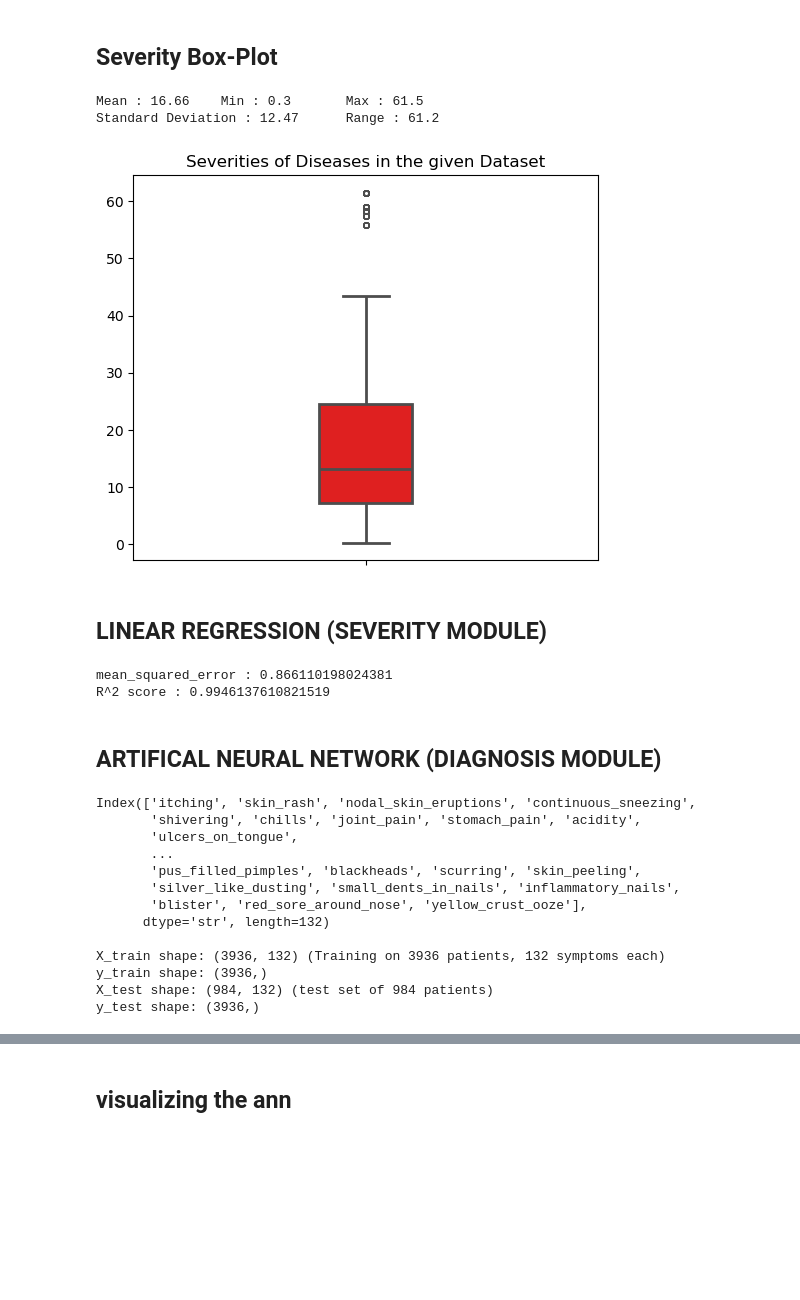
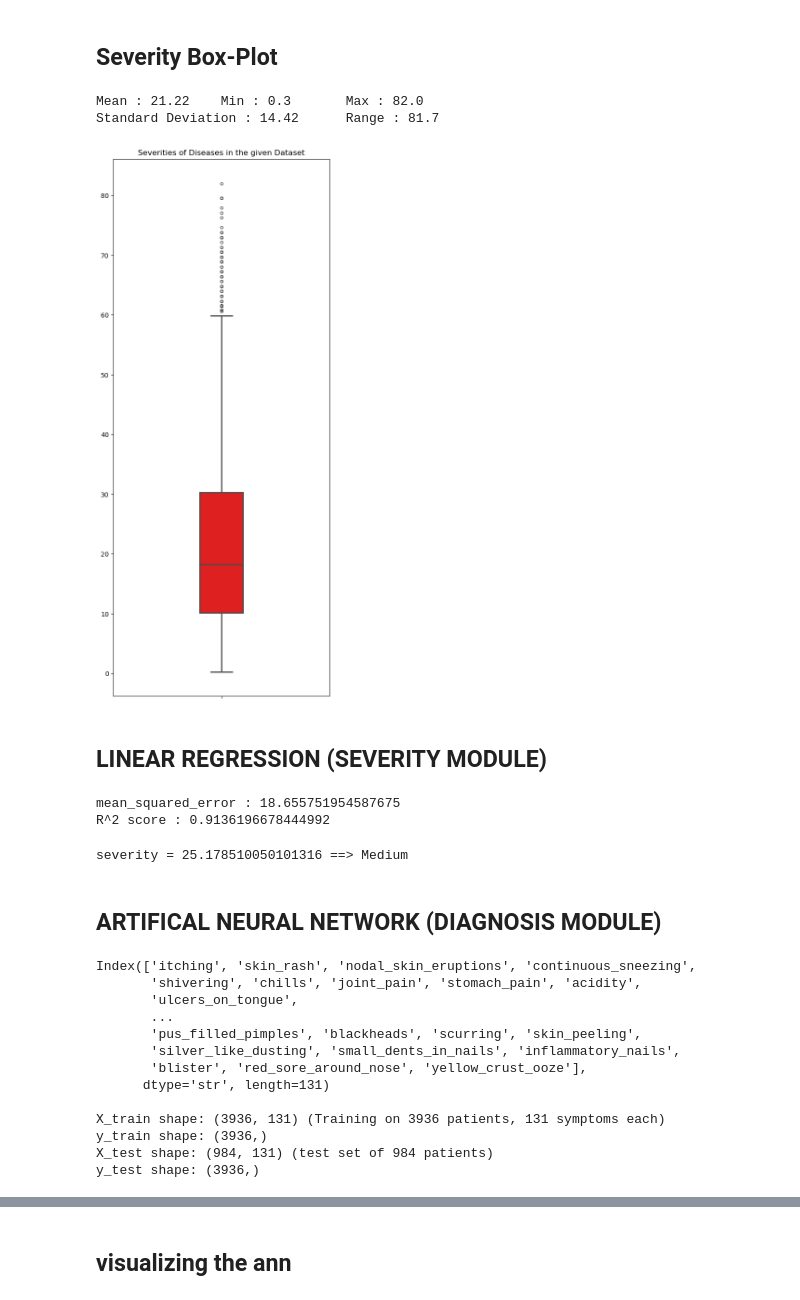
Before and after one commit to tahathetahir/Baymax-AI-Healthcare-Assistant, a Jupyter notebook: Final_notebook_AI_project.ipynb, the cells around one changed output, grey strips where cells are left out. Drawn from its saved outputs; the diff is of its cells as text; code cells hidden in the pictures; blank space fills up the shorter version.

```diff
--- a/Final_notebook_AI_project.ipynb
+++ b/Final_notebook_AI_project.ipynb
@@ -85,7 +94,7 @@ duplicated = DATASET[5][DATASET[5].duplicated()].copy()
 
 
 def mutate(duplicated):
-    mutation_rate = 0.15
+    mutation_rate = 0.02
     columns = duplicated.columns[:-1] # removing prognosis
 
     for i in range(len(duplicated)):
@@ -100,10 +109,11 @@ def mutate(duplicated):
 
 
 mutated_df = mutate(duplicated)
+
 print("After mutation duplicates:", mutated_df.duplicated().sum())
 
 final_dataset = pd.concat([unique, mutated_df], ignore_index=True)
-
+DATASET[5] = final_dataset
 print("final dataset len:", len(final_dataset))
 print("final dataset duplicates:", final_dataset.duplicated().sum())
 # %% [output]
@@ -261,14 +285,14 @@ for index,row in DATASET[5].iterrows():
 # %%
 result = np.array(y)
 print(f'Mean : {round(result.mean(),2)}\tMin : {round(result.min(),2)}\tMax : {round(result.max(),2)}\nStandard Deviation : {round(result.std(),2)}\tRange : {round(result.max(),2)-round(result.min(),2)}\n')
-plt.figure(figsize=(6,5))
+plt.figure(figsize=(6,15))
 sns.boxplot(y=y,width = 0.2,color= "red",linewidth= 2,fliersize=4)
 plt.title("Severities of Diseases in the given Dataset")
 plt.show()
 # %% [output]
-Mean : 16.66    Min : 0.3       Max : 61.5
-Standard Deviation : 12.47      Range : 61.2
+Mean : 21.22    Min : 0.3       Max : 82.0
+Standard Deviation : 14.42      Range : 81.7
-[figure, old version]
+[figure, new version]
 # %% [markdown]
 ## LINEAR REGRESSION (SEVERITY MODULE)
 # %%
@@ -293,8 +317,8 @@ pred_y = model.predict(X_test)
 print(f'\033[91mmean_squared_error : {mean_squared_error(y_test,pred_y)}\033[0m')
 print(f'\033[92mR^2 score : {r2_score(y_test,pred_y)}\033[0m')
 # %% [output]
-mean_squared_error : 0.866110198024381
-R^2 score : 0.9946137610821519
+mean_squared_error : 18.655751954587675
+R^2 score : 0.9136196678444992
 # %%
 weights = pd.Series(model.coef_,index=DATASET[5].columns)
 weights.sort_values(ascending=False)
@@ -310,6 +334,12 @@ def Predict_Severity_of_Disease(Symptoms):
     else:
         status = '\033[93mMedium\033[0m'
     return (pred_y[0],status)
+# %%
+#testing LR
+x,y = Predict_Severity_of_Disease(get_symptoms(['itching','chills','vomiting']))
+print(f'severity = {x} ==> {y}')
+# %% [output]
+severity = 25.178510050101316 ==> Medium
 # %% [markdown]
 ## ARTIFICAL NEURAL NETWORK (DIAGNOSIS MODULE)
 # %%
@@ -335,11 +365,11 @@ Index(['itching', 'skin_rash', 'nodal_skin_eruptions', 'continuous_sneezing',
        'pus_filled_pimples', 'blackheads', 'scurring', 'skin_peeling',
        'silver_like_dusting', 'small_dents_in_nails', 'inflammatory_nails',
        'blister', 'red_sore_around_nose', 'yellow_crust_ooze'],
-      dtype='str', length=132)
+      dtype='str', length=131)
 
-X_train shape: (3936, 132) (Training on 3936 patients, 132 symptoms each)
+X_train shape: (3936, 131) (Training on 3936 patients, 131 symptoms each)
 y_train shape: (3936,)
-X_test shape: (984, 132) (test set of 984 patients)
+X_test shape: (984, 131) (test set of 984 patients)
 y_test shape: (3936,)
 # %%
 baymax_tf_model = Sequential()
```
Also changed, not shown: parts of 14 cells of this notebook, 2 other files.
